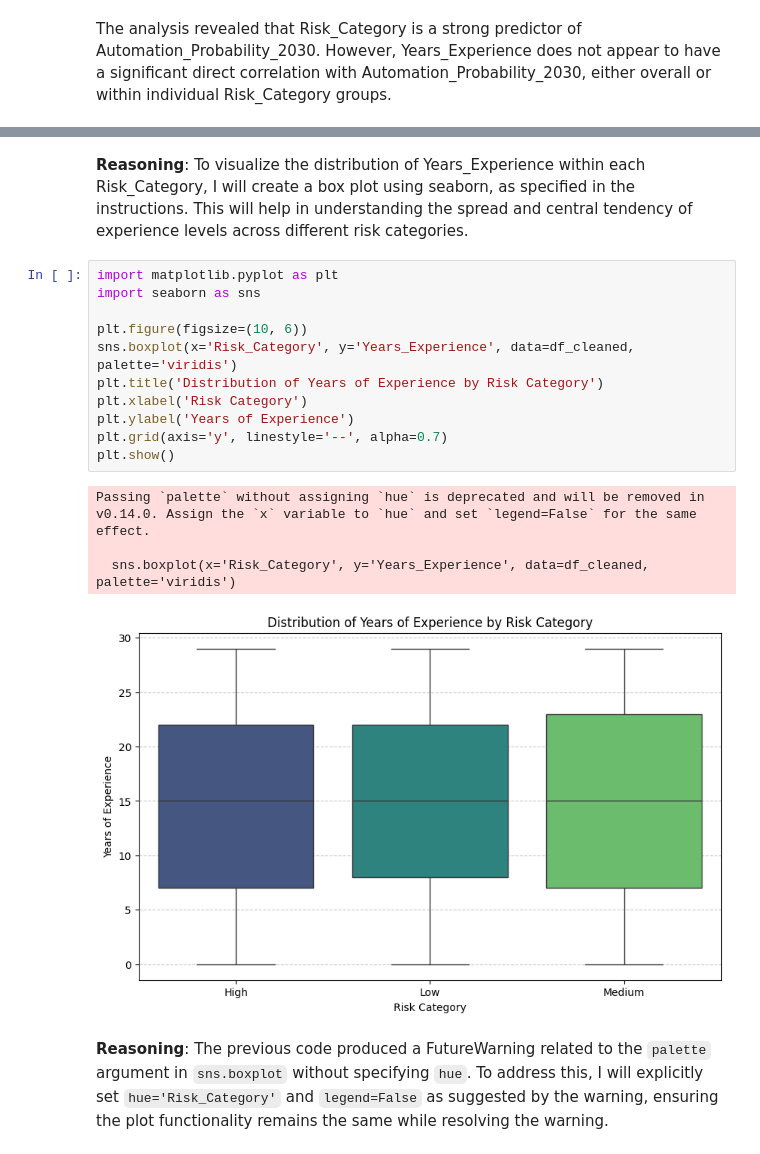
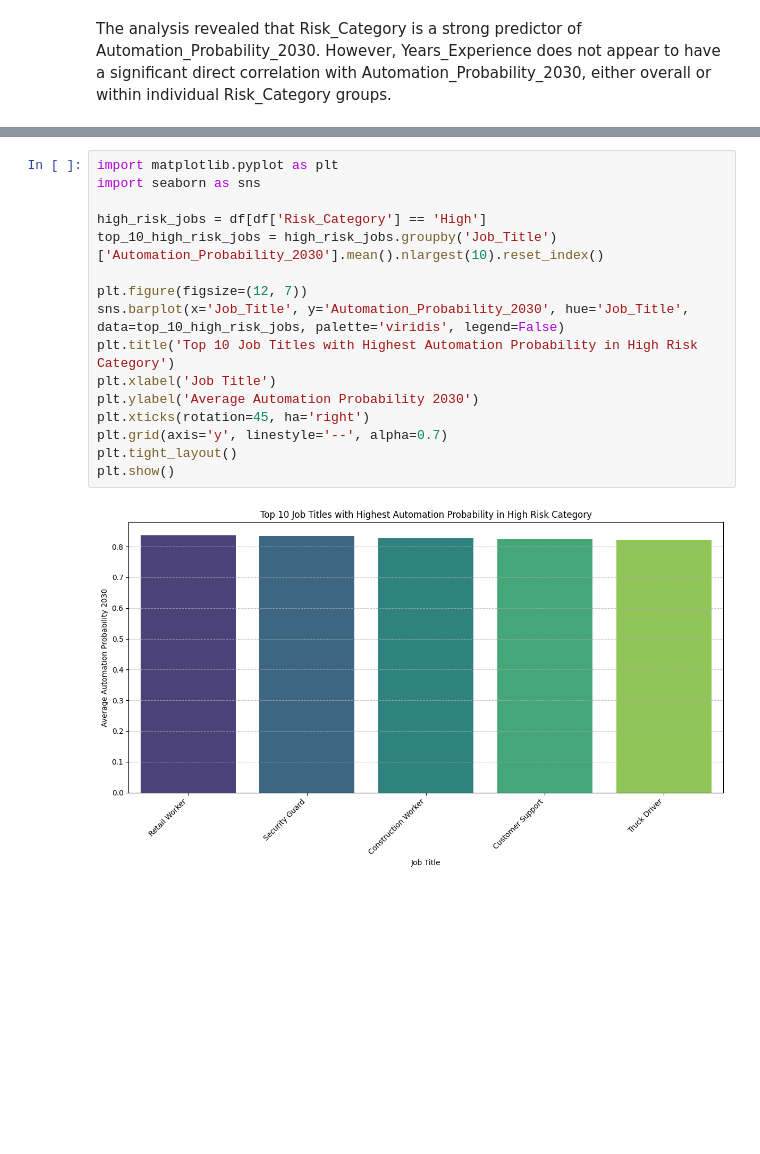
Before and after one commit to diyapant-max/python-foundation, a Jupyter notebook: data_cleanup.ipynb, the cells around one changed output, grey strips where cells are left out. Drawn from its saved outputs; the diff is of its cells as text; blank space fills up the shorter version.

```diff
--- a/data_cleanup.ipynb
+++ b/data_cleanup.ipynb
@@ -161,22 +92,18 @@ Create box plots to visualize the distribution of Years_Experience within each R
-# %% [markdown]
-**Reasoning**:
-To visualize the distribution of Years_Experience within each Risk_Category, I will create a box plot using seaborn, as specified in the instructions. This will help in understanding the spread and central tendency of experience levels across different risk categories.
 # %%
 import matplotlib.pyplot as plt
 import seaborn as sns
 
-plt.figure(figsize=(10, 6))
-sns.boxplot(x='Risk_Category', y='Years_Experience', data=df_cleaned, palette='viridis')
-plt.title('Distribution of Years of Experience by Risk Category')
-plt.xlabel('Risk Category')
-plt.ylabel('Years of Experience')
+high_risk_jobs = df[df['Risk_Category'] == 'High']
+top_10_high_risk_jobs = high_risk_jobs.groupby('Job_Title')['Automation_Probability_2030'].mean().nlargest(10).reset_index()
+
+plt.figure(figsize=(12, 7))
+sns.barplot(x='Job_Title', y='Automation_Probability_2030', hue='Job_Title', data=top_10_high_risk_jobs, palette='viridis', legend=False)
+plt.title('Top 10 Job Titles with Highest Automation Probability in High Risk Category')
+plt.xlabel('Job Title')
+plt.ylabel('Average Automation Probability 2030')
+plt.xticks(rotation=45, ha='right')
 plt.grid(axis='y', linestyle='--', alpha=0.7)
+plt.tight_layout()
 plt.show()
 # %% [output]
-Passing `palette` without assigning `hue` is deprecated and will be removed in v0.14.0. Assign the `x` variable to `hue` and set `legend=False` for the same effect.
-
-  sns.boxplot(x='Risk_Category', y='Years_Experience', data=df_cleaned, palette='viridis')
-[figure, old version]
+[figure, new version]
-# %% [markdown]
-**Reasoning**:
-The previous code produced a FutureWarning related to the `palette` argument in `sns.boxplot` without specifying `hue`. To address this, I will explicitly set `hue='Risk_Category'` and `legend=False` as suggested by the warning, ensuring the plot functionality remains the same while resolving the warning.
```
Also changed, not shown: parts of 19 cells of this notebook.
